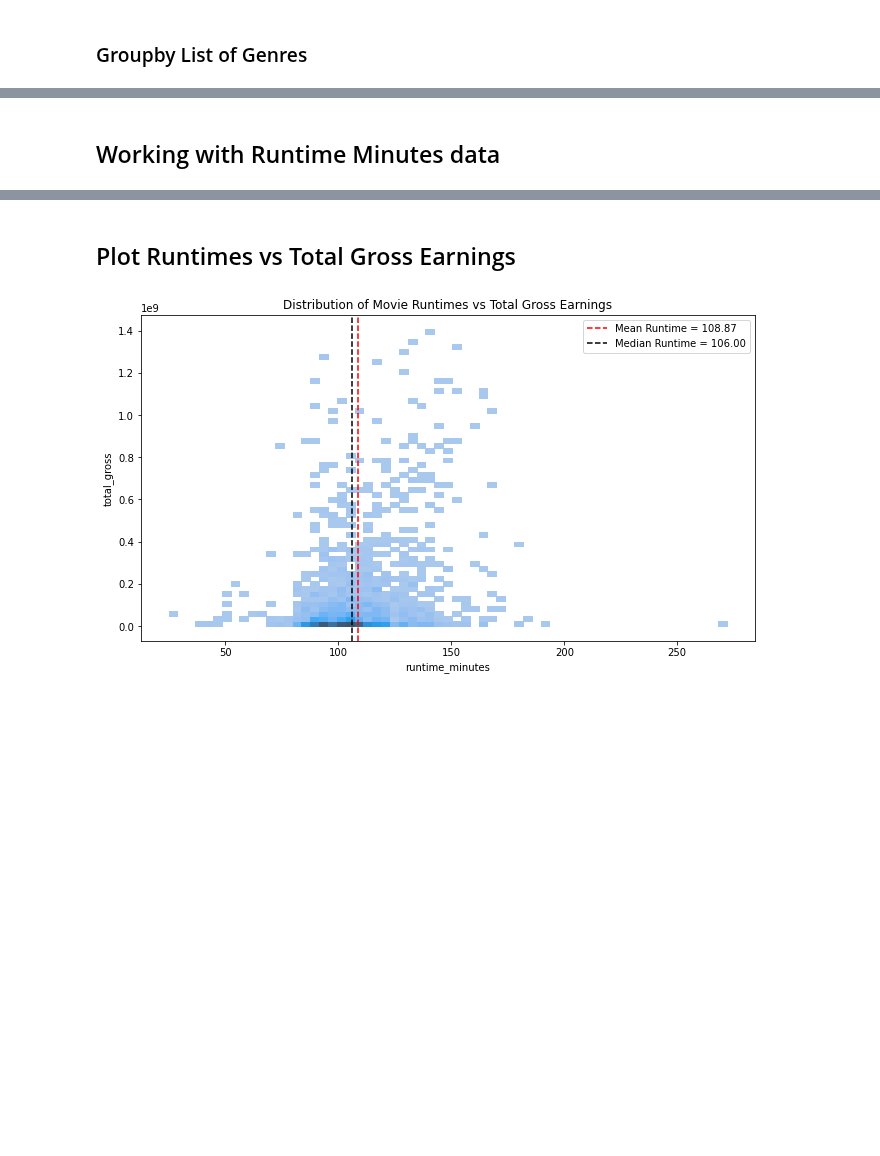
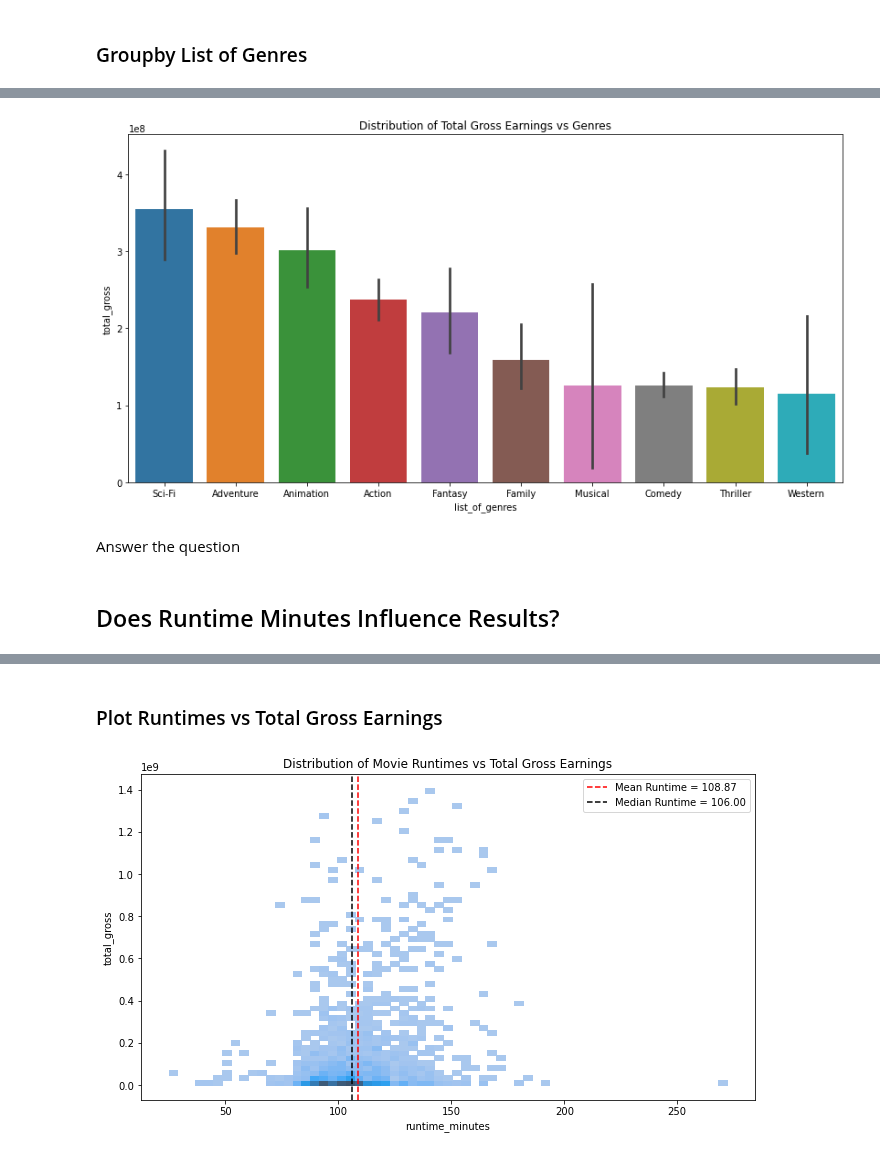
Before and after one commit to GusVilla303/dsc-phase-1-project, a Jupyter notebook: microsoft-movie-analysis.ipynb, the cells around one changed output, grey strips where cells are left out. Saved outputs shown, nothing was run; the diff lists cells and outputs as text; code cells hidden in the pictures; blank space fills up the shorter version.

```diff
--- a/microsoft-movie-analysis.ipynb
+++ b/microsoft-movie-analysis.ipynb
@@ -626,5 +614,21 @@ plt.title('Distribution of Total Gross Earnings vs Genres');
+# %%
+top_genres = list(top_10_movie_gross['list_of_genres'])
+# %%
+plt.figure(figsize=(14, 7))
+
+sns.barplot(
+            x='list_of_genres',
+            y='total_gross',
+            data=genres_df_sorted,
+            order=top_genres);
+
+plt.title('Distribution of Total Gross Earnings vs Genres');
+# %% [output]
+[figure, added]
+# %% [markdown]
+Answer the question
 # %% [markdown]
-## Working with Runtime Minutes data
+## Does Runtime Minutes Influence Results?
 # %%
 run_time_df = df_no_duplicates.copy()
 run_time_df
@@ -660,7 +664,7 @@ max_runtime_df
 | 49175 | tt2926868 | The Call | Lokroep | 2013 | 25.00 | Documentary | 7.90 | 12.00 | ... |
 1611 rows × 14 columns
 # %% [markdown]
-## Plot Runtimes vs Total Gross Earnings
+### Plot Runtimes vs Total Gross Earnings
 # %%
 fig, ax = plt.subplots(figsize=(11, 6))
 
```
Also changed, not shown: parts of 23 cells of this notebook, 5 other files.
